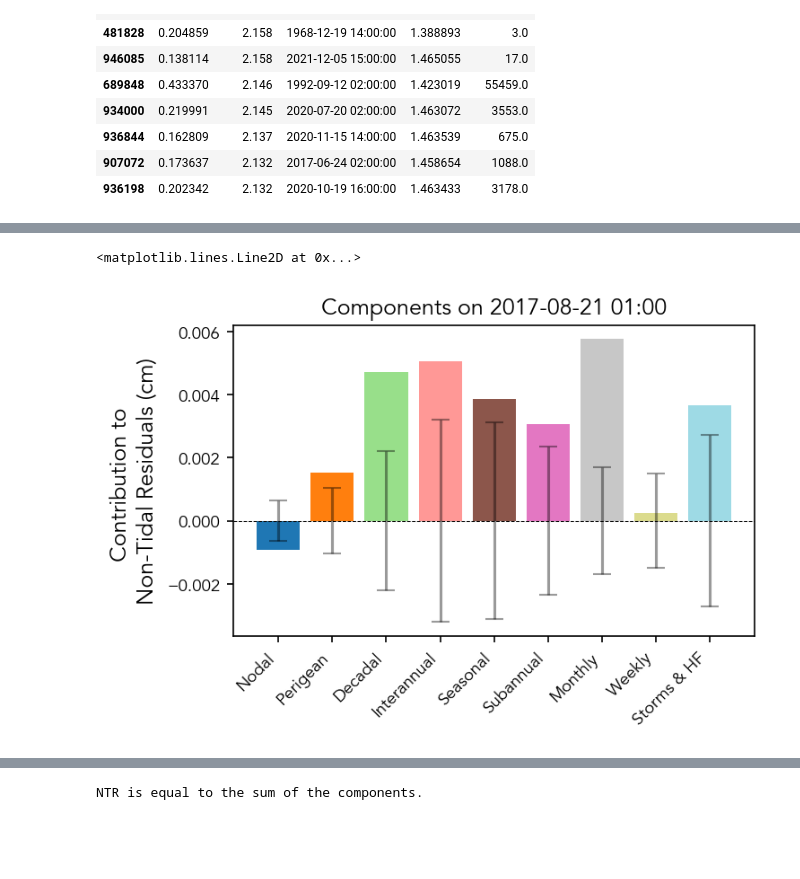
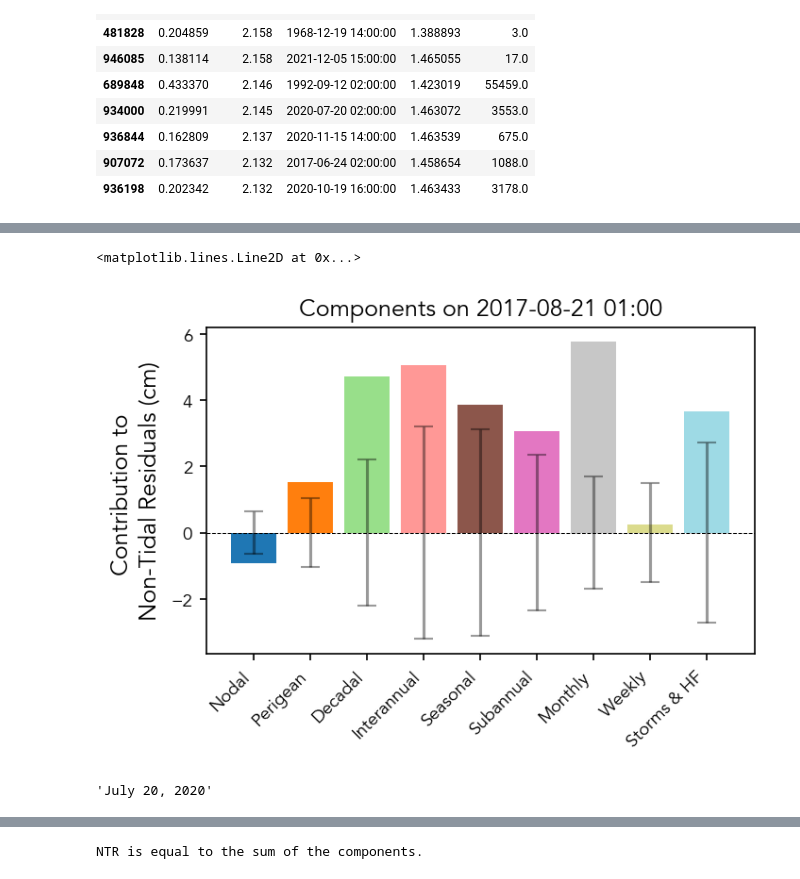
Before and after one commit to uhsealevelcenter/SL_Indicators, a Jupyter notebook: notebooks/Annual/1_6_3_contributions_to_daily_sea_level.ipynb, the cells around one changed output, grey strips where cells are left out. Saved outputs shown, nothing was run; the diff lists cells and outputs as text; code cells hidden in the pictures; blank space fills up the shorter version.

```diff
--- a/notebooks/Annual/1_6_3_contributions_to_daily_sea_level.ipynb
+++ b/notebooks/Annual/1_6_3_contributions_to_daily_sea_level.ipynb
@@ -89,0 +85,8 @@ array([1617760, 1619910, 1617433, 1612480, 1615680, 1612340, 1611400])
+# %%
+# Choose station to analyze
+station_name, station_id = get_station(ds, 'Honolulu')
+print('Doing station', station_id)
+print('Station name:', station_name)
+mhhw = ds.MHHW.sel(station_id=station_id).item()
+msl = ds.MSL.sel(station_id=station_id).item()
+mllw = ds.MLLW.sel(station_id=station_id).item()
@@ -90,17 +96,7 @@ array([1617760, 1619910, 1617433, 1612480, 1615680, 1612340, 1611400])
 # %%
 # load ntr data
-station_id = station_ids[5]
-print('Doing station', station_id)
-station_name = ds.station_name.sel(station_id=station_id).item()
-print('Station name:', station_name)
-mhhw = ds.MHHW.sel(station_id=station_id).item()
-msl = ds.MSL.sel(station_id=station_id).item()
-mllw = ds.MLLW.sel(station_id=station_id).item()
 ntrpath = f'ntr_data/ntr_{station_id}.csv'
-
-
 ntr_data = pd.read_csv(Path(data_dir / ntrpath), parse_dates=['time'])
-
 
 #truncate to 1950 onwards
 ntr_data = ntr_data[ntr_data['time'].dt.year >= 1950]
@@ -1373,43 +1372,46 @@ components.remove('Trend')
 # components.remove('NTR Trend')
 component_values = data_on_date[components].values.flatten()
 x_positions = np.arange(len(components))  # Positions for each component
-y_stds = 0.1*ntr_component_stds[components].values.flatten()
+y_stds = 100*ntr_component_stds[components].values.flatten()
 
 # we want to include the y_stds from Nodal Mod, but not Nodal Amp, so replace the y_stds with the std of Nodal Mod
 # y_stds[components.index('Nodal Amp')] = 0.2*ntr_component_stds['Nodal Mod']
 
 
 fig, ax = plt.subplots(1, 1, figsize=(5, 3))
 
 # assign 1 color to each component. There are XX components, so we need XX colors
 colors = plt.cm.tab20(np.linspace(0, 1, len(components)))
 
 
 ### --- TOP LEFT PLOT: Bar Chart --- ###
 bar_width = 0.2
-ax.bar(x_positions, 0.1*component_values, alpha=1, color=colors)
+ax.bar(x_positions, 100*component_values, alpha=1, color=colors)
 ax.errorbar(x_positions, np.zeros_like(x_positions), yerr=y_stds, fmt='none', color='black',alpha=0.4, markersize=3, capsize=5, label='Standard Deviation')
 
 ax.set_xticks(x_positions)
 
 # replace 'Nodal Amp' with 'Nodal' in the x-ticks
 components = [comp.replace('Nodal Amp', 'Nodal') for comp in components]
 ax.set_xticklabels(components, rotation=45, ha='right')
 
 # Title and labels
 ax.set_title('Components on ' + date_str)
 ax.set_ylabel('Contribution to \nNon-Tidal Residuals (cm)')
 
 # Add dotted line at 0
 ax.axhline(0, color='black', linestyle='--', linewidth=0.5)
 # %% [output]
 <matplotlib.lines.Line2D at 0x...>
-[figure, old version]
+[figure, new version]
 # %%
-idx = 2
+idx = 5
 event_date = ntr_filtered_extremes_high['time'].values[idx]
 data_on_event = ntr_filtered_extremes_high[ntr_filtered_extremes_high['time'] == event_date]
 date_str = pd.to_datetime(event_date).strftime('%B %d, %Y')
+date_str
+# %% [output]
+'July 20, 2020'
 # %%
 def adjust_axFormat(ax):
     ax.tick_params(axis='y', labelsize=7,which='both',direction='in')
```
Also changed, not shown: parts of 27 cells of this notebook, 1 other file.
